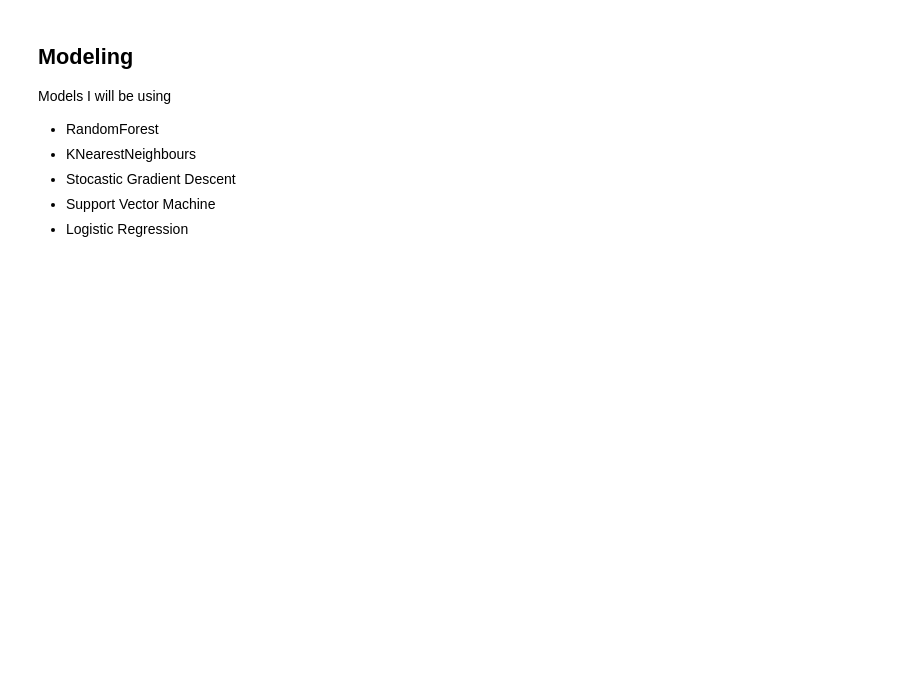
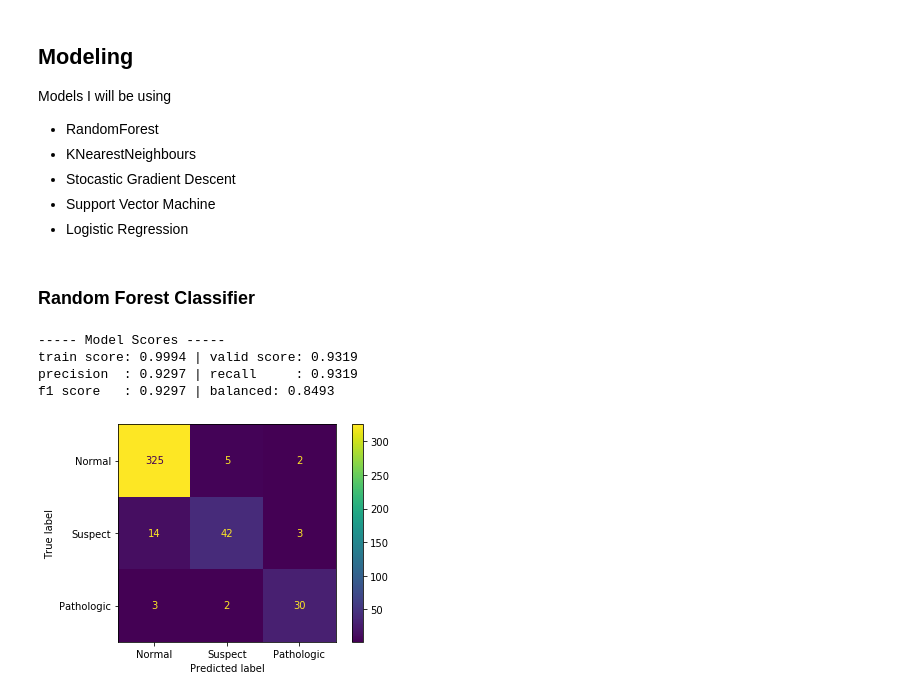
Before and after one commit to moaaztaha/Machine-Learning-Assignment, a Jupyter notebook: CTG Classification.ipynb, the cells around one changed output. Drawn from its saved outputs; the diff is of its cells as text; code cells hidden in the pictures; blank space fills up the shorter version.

```diff
--- a/CTG Classification.ipynb
+++ b/CTG Classification.ipynb
@@ -561,0 +563,4 @@ Class 3.0: 0.082
+# %%
+# We need to fit the Scaler to training data only and then transform the validation
+# so we need to split the data first
+x_train, y_train, x_valid, y_valid = prepare_df(df)
@@ -604,0 +608,36 @@ def base_model(x_train, x_valid, y_train, y_valid):
+# %%
+# fit_model
+# takes a model and datasets as input and outputs the scores
+def fit_model(model, x_train, y_train, x_valid, y_valid):
+    # fitting the model
+    model.fit(x_train, y_train)
+
+    # Scores
+    train_score = model.score(x_train, y_train)
+    y_pred = model.predict(x_valid)
+    valid_score = accuracy_score(y_pred, y_valid)
+    conf_mx = confusion_matrix(y_valid, y_pred)
+    precision = precision_score(y_valid, y_pred, average='weighted')
+    recall = recall_score(y_valid, y_pred, average='weighted')
+    f1 = f1_score(y_valid, y_pred, average='weighted')
+    balanced = balanced_accuracy_score(y_valid, y_pred)
+
+    print('----- Model Scores -----')
+    print(f"train score: {train_score:.4f} | valid score: {valid_score:.4f}")
+    print(f"precision  : {precision:.4f} | recall     : {recall:.4f}")
+    print(f"f1 score   : {f1:.4f} | balanced   : {balanced:.4f}")
+    plot_confusion_matrix(model, x_valid, y_valid, display_labels=['Normal', 'Suspect', 'Pathologic'],
+                         values_format='')
+    return model
+# %% [markdown]
+### Random Forest Classifier
+# %%
+# trying the base model after removing the features
+rf = RandomForestClassifier(random_state=42)
+rf = fit_model(rf, x_train, y_train, x_valid, y_valid)
+# %% [output]
+----- Model Scores -----
+train score: 0.9994 | valid score: 0.9319
+precision  : 0.9297 | recall     : 0.9319
+f1 score   : 0.9297 | balanced: 0.8493
+[figure, added]
```
Also changed, not shown: parts of 35 cells of this notebook.
